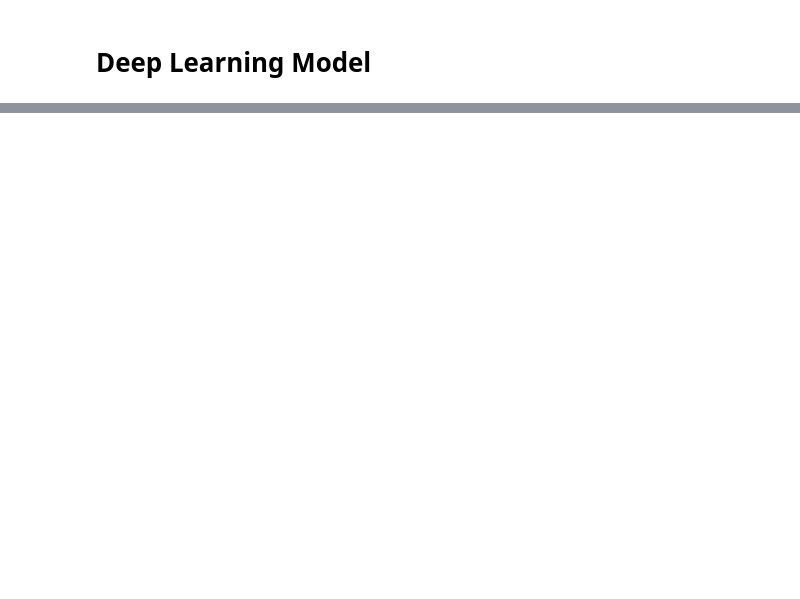
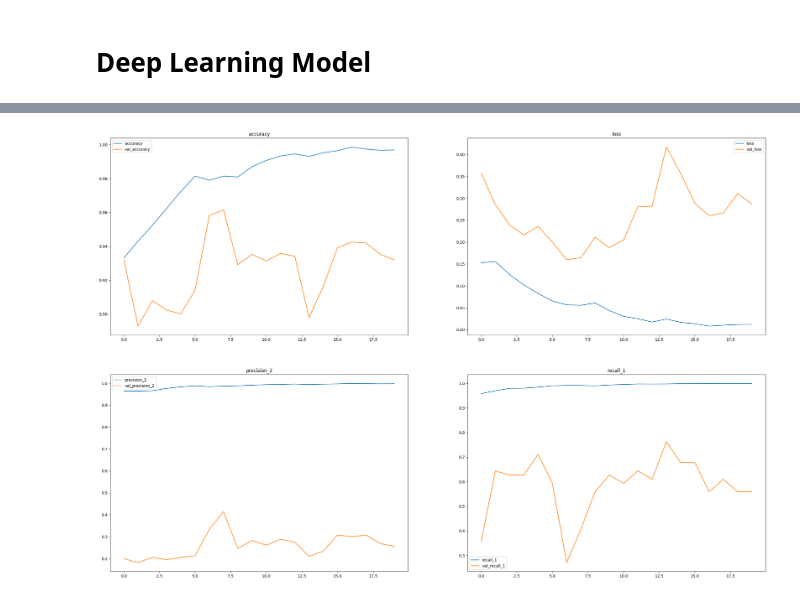
Before and after one commit to NevroHelios/voice-analysis, a Jupyter notebook: basetf.ipynb, the cells around one changed output, grey strips where cells are left out. Cells and saved outputs as stored; diff of their text form; code cells hidden in the pictures; blank space fills up the shorter version.

```diff
--- a/basetf.ipynb
+++ b/basetf.ipynb
@@ -235,8 +235,8 @@ data_
 # %% [output]
 <_PrefetchDataset element_spec=(TensorSpec(shape=(None, 492, 13, 1), dtype=tf.float32, name=None), TensorSpec(shape=(None,), dtype=tf.float32, name=None))>
 # %%
-train = data_.take(200).cache()
-test = data_.skip(200).take(60).cache()
+train = data_.take(525).cache()
+test = data_.skip(525).take(225).cache()
 # train.cache().repeat()
 # test.cache().repeat()
 # %%
@@ -267,8 +274,7 @@ model = Sequential([
 # %%
 model.compile('Adam',
                loss='binary_crossentropy',
-            #    metrics=[keras.metrics.Recall(), keras.metrics.Precision()]
-               metrics=['accuracy']
+               metrics=['accuracy', keras.metrics.Precision(), keras.metrics.Recall()] # have to use f1 score average : micro | macro
                )
 # %%
 model.summary()
@@ -295,5 +301,5 @@ Model: "sequential"
  Trainable params: 124,825 (487.60 KB)
  Non-trainable params: 0 (0.00 B)
 # %%
-hist = model.fit(train, epochs=2, validation_data=test)
+hist = model.fit(train, epochs=20, validation_data=test)
 # %% [output]
@@ -326,0 +328,20 @@ array([[0.4325093 ],
+# %%
+plots = len(hist.history) // 2
+assert plots * 2 == len(hist.history)
+keys = list(hist.history.keys())
+
+fig, axs = plt.subplots(plots//2, 2, figsize=(30, 20))
+for i in range(plots):
+    if i % 2 == 0:
+        axs[i//2, 0].plot(hist.history[keys[i]])
+        axs[i//2, 0].plot(hist.history[keys[i + plots]])
+        axs[i//2, 0].set_title(keys[i])
+        axs[i//2, 0].legend((keys[i], keys[i + plots]))
+    else:
+        axs[i//2, 1].plot(hist.history[keys[i]])
+        axs[i//2, 1].plot(hist.history[keys[i + plots]])
+        axs[i//2, 1].set_title(keys[i])
+        axs[i//2, 1].legend((keys[i], keys[i + plots]))
+plt.show()
+# %% [output]
+[figure, added]
```
Also changed, not shown: parts of 6 cells of this notebook, 2 other files.
